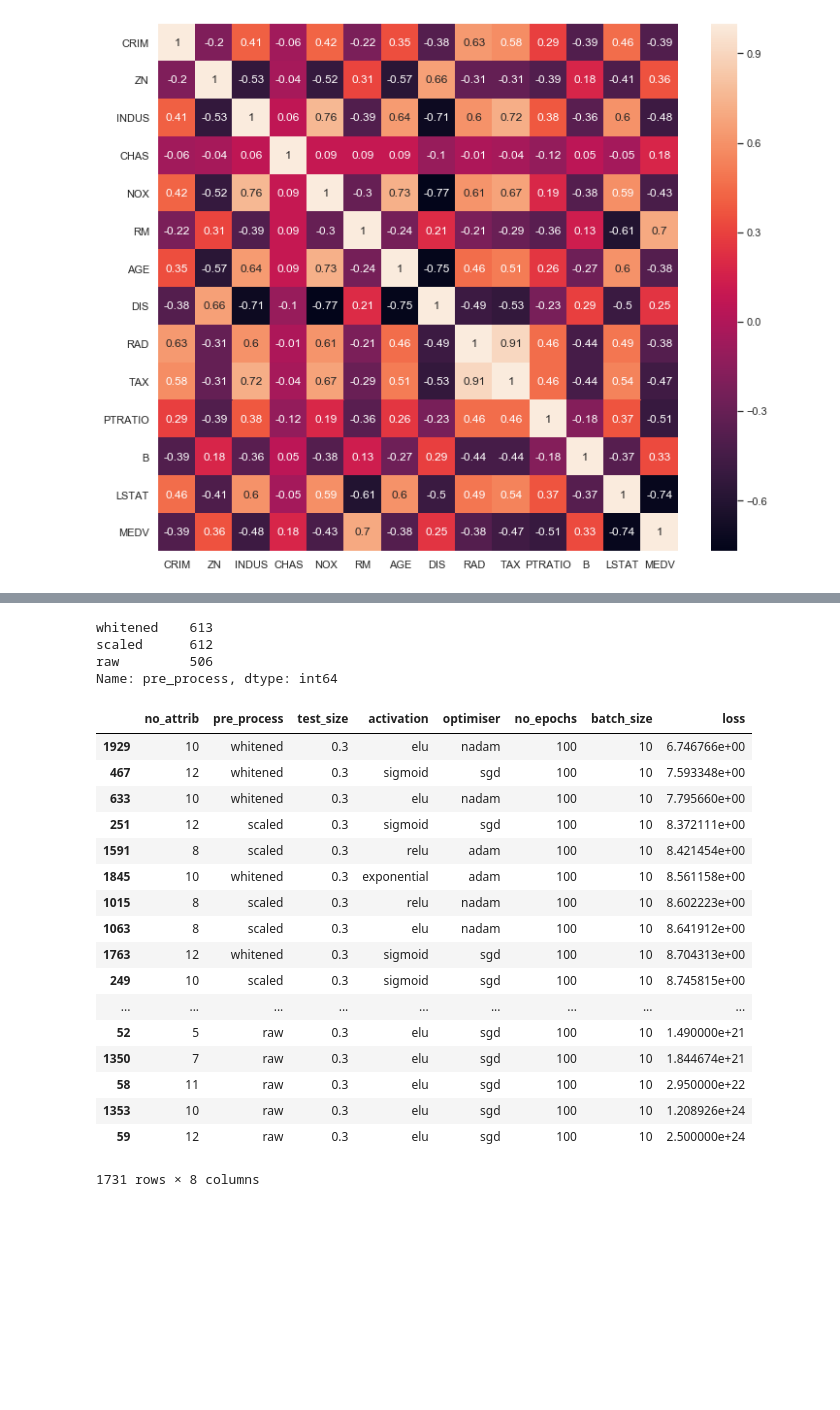
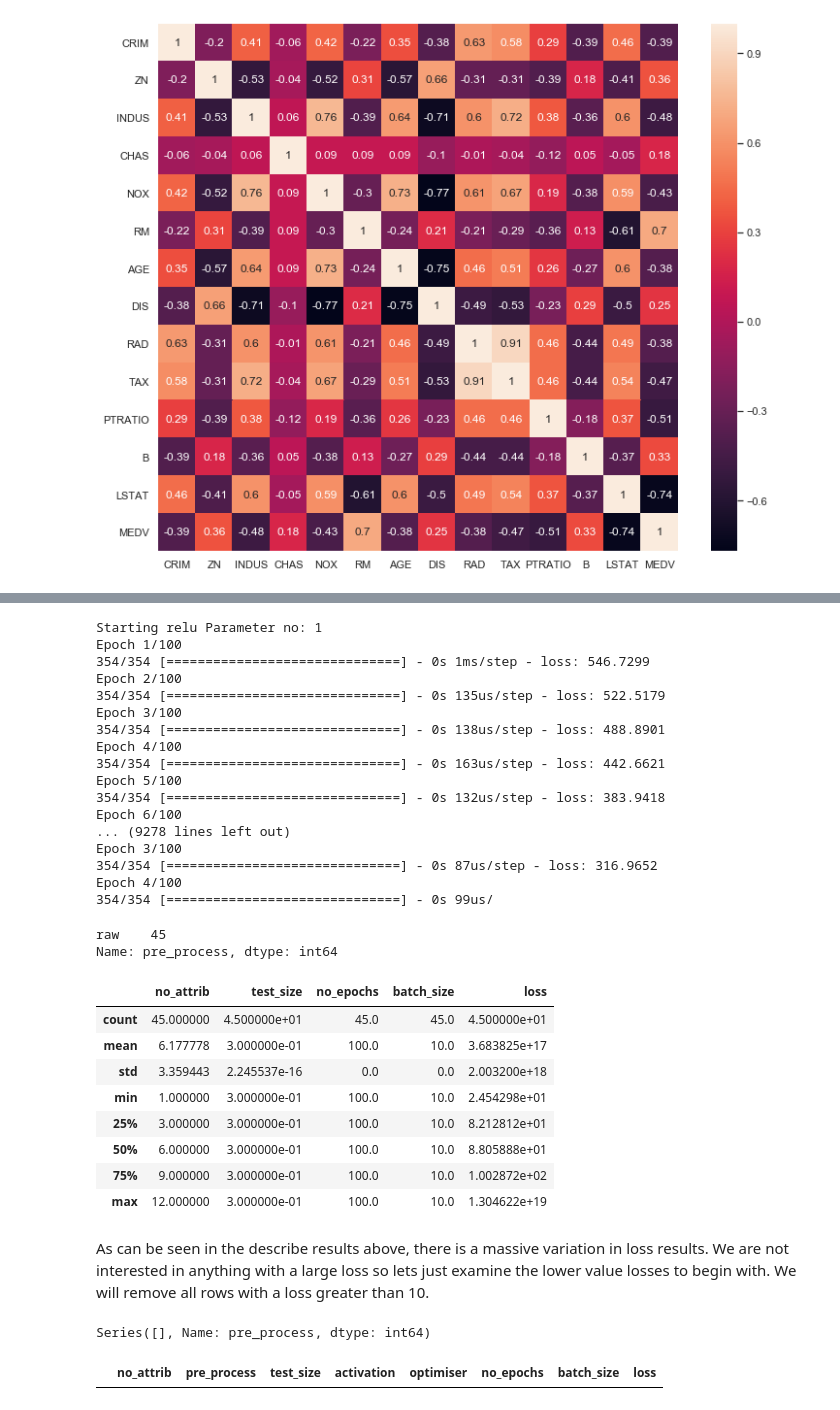
Before and after one commit to YBrady/02-MLS-Project, a Jupyter notebook: Predict.ipynb, the cells around one changed output, grey strips where cells are left out. Saved outputs shown, nothing was run; the diff lists cells and outputs as text; code cells hidden in the pictures; blank space fills up the shorter version.

```diff
--- a/Predict.ipynb
+++ b/Predict.ipynb
@@ -141,7 +139,7 @@ results= []
 
 # Do you want to create and test all the models?
 # If yes, set the following to true, if no, leave at false and data from previous run will be read into dataframe
-yesCreateModels = False
+yesCreateModels = True
 
 # No of variables to include in predictions
 noParams = 4
@@ -181,10 +179,28 @@ if yesCreateModels == True:
                 x_scaled = whiten(noParams, x)
             # Split into training and testing data
             splitDS(x_scaled)
-            # Create the model based on the paramters supplied
+            # Create the model based on the parameters supplied
             m = createModel(act, opt)
             # Append the settings and final loss results after fitting and evaluating the model to the results file
             results.append([noParams, pre_process, testSize, act, opt, noEpoch, batchSize, doModel(m, noEpoch, batchSize)])
+# %% [output]
+Starting relu Parameter no: 1
+Epoch 1/100
+354/354 [==============================] - 0s 1ms/step - loss: 546.7299
+Epoch 2/100
+354/354 [==============================] - 0s 135us/step - loss: 522.5179
+Epoch 3/100
+354/354 [==============================] - 0s 138us/step - loss: 488.8901
+Epoch 4/100
+354/354 [==============================] - 0s 163us/step - loss: 442.6621
+Epoch 5/100
+354/354 [==============================] - 0s 132us/step - loss: 383.9418
+Epoch 6/100
+... (9278 lines left out)
+Epoch 3/100
+354/354 [==============================] - 0s 87us/step - loss: 316.9652
+Epoch 4/100
+354/354 [==============================] - 0s 99us/
 # %%
 # Transfer all the data to a dataframe
 if yesCreateModels == True:
@@ -197,38 +213,40 @@ if yesCreateModels == True:
 # If you didn't want to do the generation, read the csv file already prepared anyway
 df = pd.read_csv(r"data\results.csv", error_bad_lines=False)
 # %%
-#df.isnull()
-drop_rows = df.index[df.no_attrib== "False"]
+# Drop all rows that have no loss results
 nan_rows = df.index[df["loss"].isnull()]
-df.drop(drop_rows, axis=0, inplace=True)
 df.drop(nan_rows, axis=0, inplace=True)
 # %%
 df.pre_process.value_counts()
 # %% [output]
-whitened    613
-scaled      612
-raw         506
+raw    45
 Name: pre_process, dtype: int64
+# %%
+df.describe()
+# %% [output]
+|  | no_attrib | test_size | no_epochs | batch_size | loss |
+| count | 45.000000 | 4.500000e+01 | 45.0 | 45.0 | 4.500000e+01 |
+| mean | 6.177778 | 3.000000e-01 | 100.0 | 10.0 | 3.683825e+17 |
+| std | 3.359443 | 2.245537e-16 | 0.0 | 0.0 | 2.003200e+18 |
+| min | 1.000000 | 3.000000e-01 | 100.0 | 10.0 | 2.454298e+01 |
+| 25% | 3.000000 | 3.000000e-01 | 100.0 | 10.0 | 8.212812e+01 |
+| 50% | 6.000000 | 3.000000e-01 | 100.0 | 10.0 | 8.805888e+01 |
+| 75% | 9.000000 | 3.000000e-01 | 100.0 | 10.0 | 1.002872e+02 |
+| max | 12.000000 | 3.000000e-01 | 100.0 | 10.0 | 1.304622e+19 |
+# %% [markdown]
+As can be seen in the describe results above, there is a massive variation in loss results. We are not interested in anything with a large loss so lets just examine the lower value losses to begin with. We will remove all rows with a loss greater than 10.
+# %%
+# Drop all rows that have loss > 10
+nan_rows = df.index[df["loss"]>10]
+df.drop(nan_rows, axis=0, inplace=True)
+# %%
+# Check to see how many of the rows this leaves with respect to the pre-processing
+df.pre_process.value_counts()
+# %% [output]
+Series([], Name: pre_process, dtype: int64)
 # %%
 # Sort the various model iterations according to loss to determine the best model(s) to chose)
-df.sort_values(by='loss', ascending=True)
+df.sort_values(by='loss', ascending=True).head(5)
 # %% [output]
 |  | no_attrib | pre_process | test_size | activation | optimiser | no_epochs | batch_size | loss |
-| 1929 | 10 | whitened | 0.3 | elu | nadam | 100 | 10 | 6.746766e+00 |
-| 467 | 12 | whitened | 0.3 | sigmoid | sgd | 100 | 10 | 7.593348e+00 |
-| 633 | 10 | whitened | 0.3 | elu | nadam | 100 | 10 | 7.795660e+00 |
-| 251 | 12 | scaled | 0.3 | sigmoid | sgd | 100 | 10 | 8.372111e+00 |
-| 1591 | 8 | scaled | 0.3 | relu | adam | 100 | 10 | 8.421454e+00 |
-| 1845 | 10 | whitened | 0.3 | exponential | adam | 100 | 10 | 8.561158e+00 |
-| 1015 | 8 | scaled | 0.3 | relu | nadam | 100 | 10 | 8.602223e+00 |
-| 1063 | 8 | scaled | 0.3 | elu | nadam | 100 | 10 | 8.641912e+00 |
-| 1763 | 12 | whitened | 0.3 | sigmoid | sgd | 100 | 10 | 8.704313e+00 |
-| 249 | 10 | scaled | 0.3 | sigmoid | sgd | 100 | 10 | 8.745815e+00 |
-| ... | ... | ... | ... | ... | ... | ... | ... | ... |
-| 52 | 5 | raw | 0.3 | elu | sgd | 100 | 10 | 1.490000e+21 |
-| 1350 | 7 | raw | 0.3 | elu | sgd | 100 | 10 | 1.844674e+21 |
-| 58 | 11 | raw | 0.3 | elu | sgd | 100 | 10 | 2.950000e+22 |
-| 1353 | 10 | raw | 0.3 | elu | sgd | 100 | 10 | 1.208926e+24 |
-| 59 | 12 | raw | 0.3 | elu | sgd | 100 | 10 | 2.500000e+24 |
-1731 rows × 8 columns
 # %%
```
Also changed, not shown: parts of 10 cells of this notebook, 2 other files.
